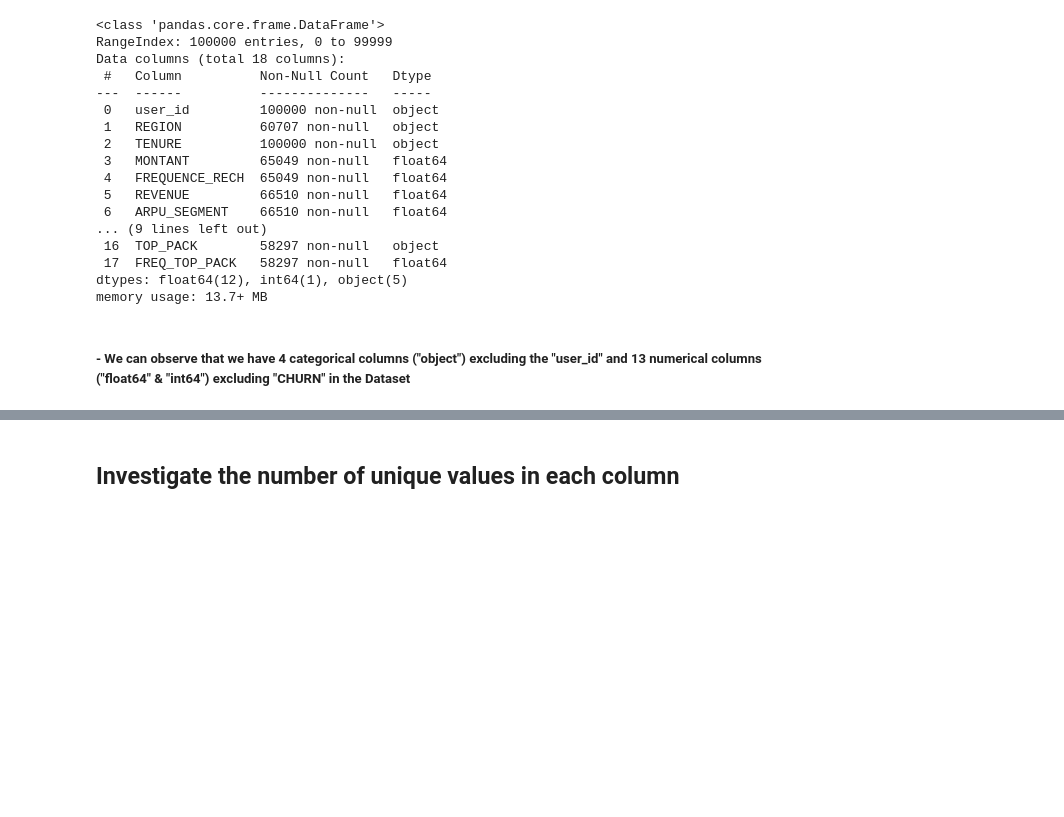
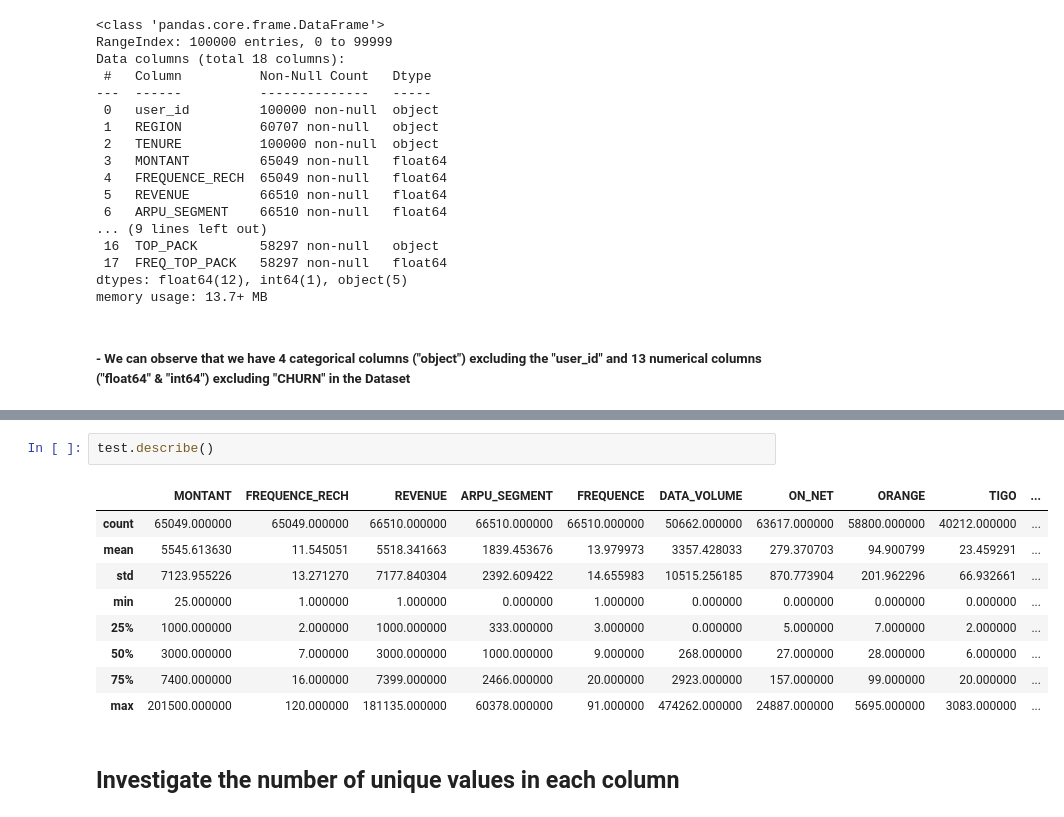
Before and after one commit to JUGG097/DSN-Expresso-Churn-Hackathon, a Jupyter notebook: Exploratory Data Analysis.ipynb, the cells around one changed output, grey strips where cells are left out. Drawn from its saved outputs; the diff is of its cells as text; blank space fills up the shorter version.

```diff
--- a/Exploratory Data Analysis.ipynb
+++ b/Exploratory Data Analysis.ipynb
@@ -79,3 +91,15 @@ test.head()
+# %%
+test.describe()
+# %% [output]
+|  | MONTANT | FREQUENCE_RECH | REVENUE | ARPU_SEGMENT | FREQUENCE | DATA_VOLUME | ON_NET | ORANGE | TIGO | ... |
+| count | 65049.000000 | 65049.000000 | 66510.000000 | 66510.000000 | 66510.000000 | 50662.000000 | 63617.000000 | 58800.000000 | 40212.000000 | ... |
+| mean | 5545.613630 | 11.545051 | 5518.341663 | 1839.453676 | 13.979973 | 3357.428033 | 279.370703 | 94.900799 | 23.459291 | ... |
+| std | 7123.955226 | 13.271270 | 7177.840304 | 2392.609422 | 14.655983 | 10515.256185 | 870.773904 | 201.962296 | 66.932661 | ... |
+| min | 25.000000 | 1.000000 | 1.000000 | 0.000000 | 1.000000 | 0.000000 | 0.000000 | 0.000000 | 0.000000 | ... |
+| 25% | 1000.000000 | 2.000000 | 1000.000000 | 333.000000 | 3.000000 | 0.000000 | 5.000000 | 7.000000 | 2.000000 | ... |
+| 50% | 3000.000000 | 7.000000 | 3000.000000 | 1000.000000 | 9.000000 | 268.000000 | 27.000000 | 28.000000 | 6.000000 | ... |
+| 75% | 7400.000000 | 16.000000 | 7399.000000 | 2466.000000 | 20.000000 | 2923.000000 | 157.000000 | 99.000000 | 20.000000 | ... |
+| max | 201500.000000 | 120.000000 | 181135.000000 | 60378.000000 | 91.000000 | 474262.000000 | 24887.000000 | 5695.000000 | 3083.000000 | ... |
 # %% [markdown]
 ## Investigate the number of unique values in each column
 # %%
```
Also changed, not shown: parts of 1 cell of this notebook, 1 other file.
